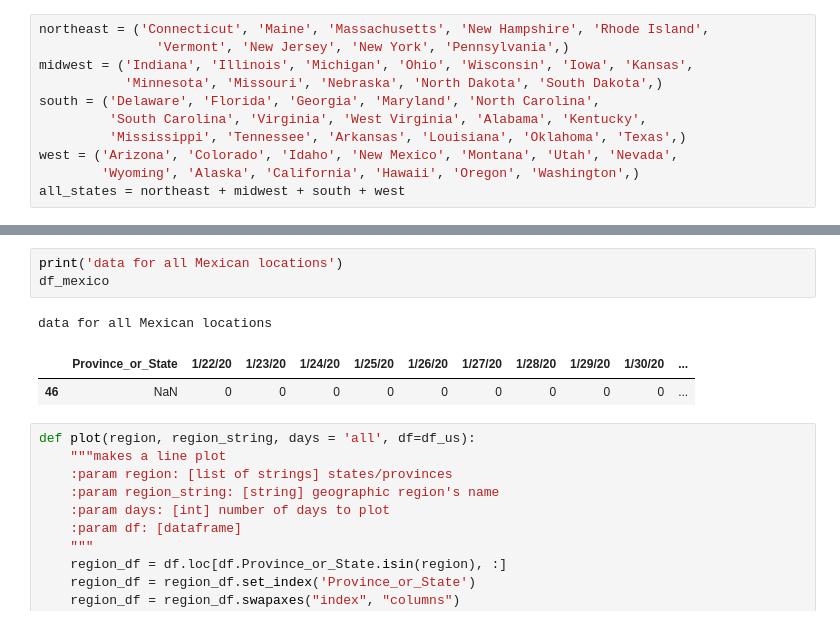
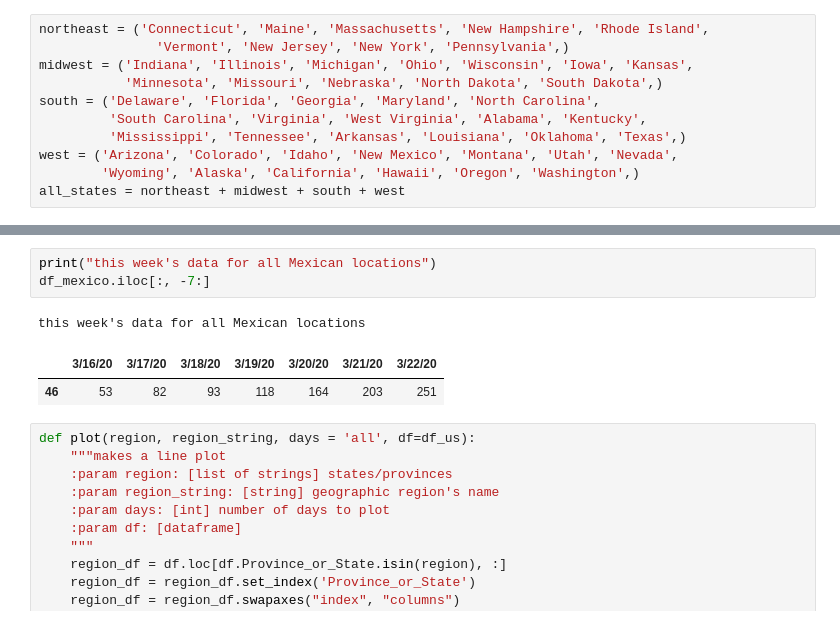
Before and after one commit to DavidSmolinski/portfolio, a Jupyter notebook: data visualization/coronavirus.ipynb, the cells around one changed output, grey strips where cells are left out. Cells and saved outputs as stored; diff of their text form.

```diff
--- a/data visualization/coronavirus.ipynb
+++ b/data visualization/coronavirus.ipynb
@@ -164,10 +164,10 @@ data for all Canadian locations
 # %%
-print('data for all Mexican locations')
-df_mexico
+print("this week's data for all Mexican locations")
+df_mexico.iloc[:, -7:]
 # %% [output]
-data for all Mexican locations
+this week's data for all Mexican locations
-|  | Province_or_State | 1/22/20 | 1/23/20 | 1/24/20 | 1/25/20 | 1/26/20 | 1/27/20 | 1/28/20 | 1/29/20 | 1/30/20 | ... |
-| 46 | NaN | 0 | 0 | 0 | 0 | 0 | 0 | 0 | 0 | 0 | ... |
+|  | 3/16/20 | 3/17/20 | 3/18/20 | 3/19/20 | 3/20/20 | 3/21/20 | 3/22/20 |
+| 46 | 53 | 82 | 93 | 118 | 164 | 203 | 251 |
 # %%
 def plot(region, region_string, days = 'all', df=df_us):
     """makes a line plot
```
Also changed, not shown: parts of 13 cells of this notebook.
